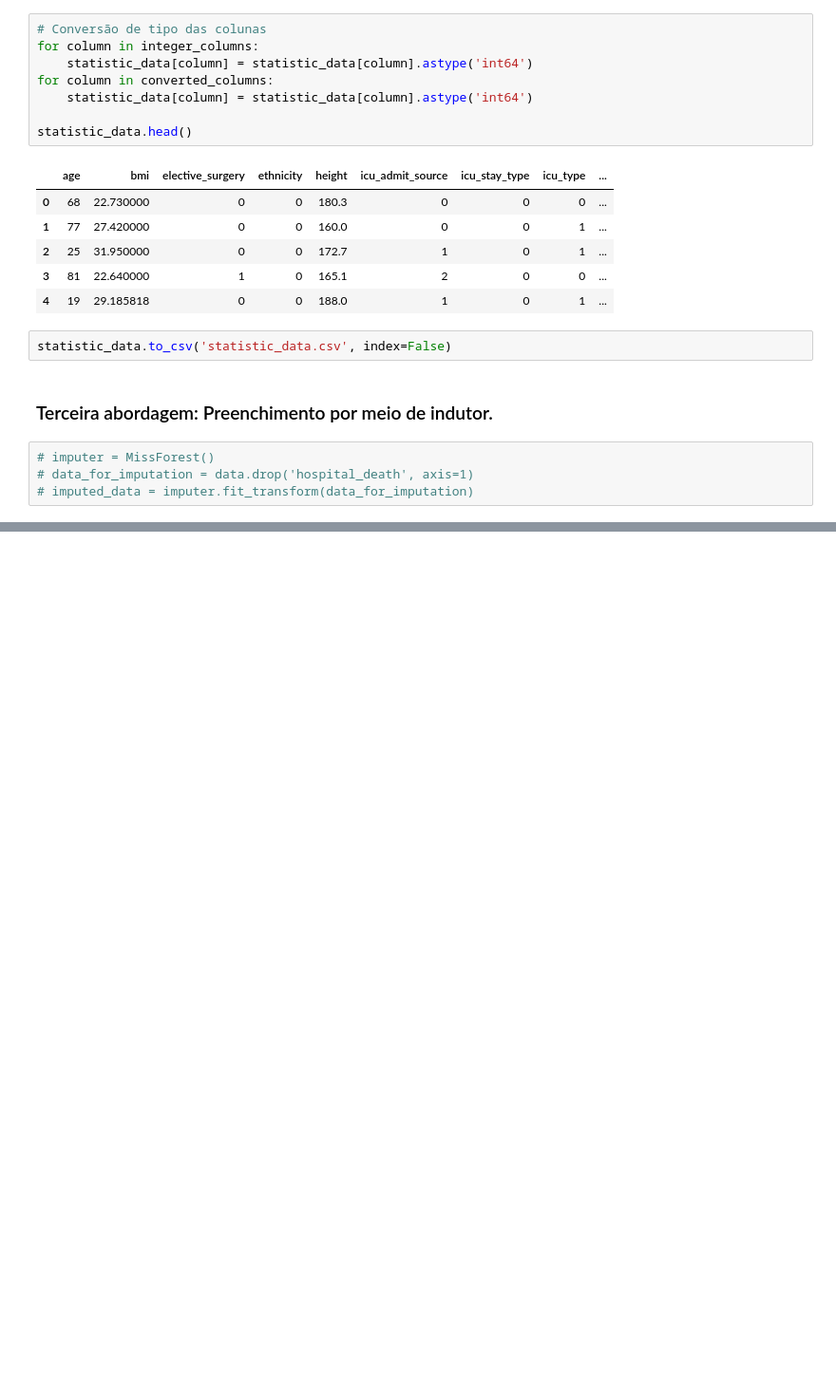
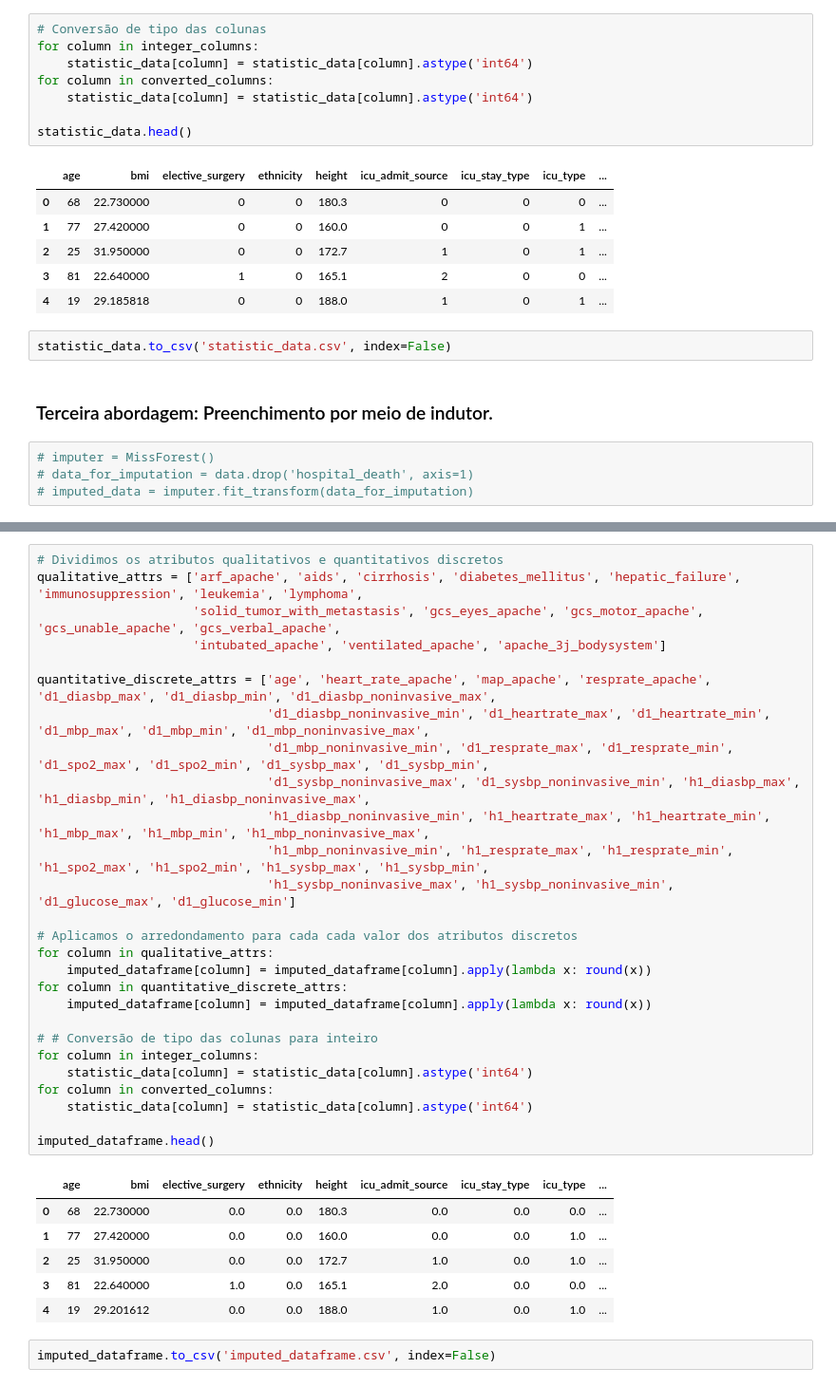
Before and after one commit to TheDramaturgy/ArtificialInteligence, a Jupyter notebook: TrabalhoRedesNeurais/02_analise.ipynb, the cells around one changed output, grey strips where cells are left out. Shown at 95% size. Saved outputs shown, nothing was run; the diff lists cells and outputs as text; blank space fills up the shorter version.

```diff
--- a/TrabalhoRedesNeurais/02_analise.ipynb
+++ b/TrabalhoRedesNeurais/02_analise.ipynb
@@ -674,0 +703,36 @@ dtype: int64
+# %%
+# Dividimos os atributos qualitativos e quantitativos discretos
+qualitative_attrs = ['arf_apache', 'aids', 'cirrhosis', 'diabetes_mellitus', 'hepatic_failure', 'immunosuppression', 'leukemia', 'lymphoma',
+                     'solid_tumor_with_metastasis', 'gcs_eyes_apache', 'gcs_motor_apache', 'gcs_unable_apache', 'gcs_verbal_apache',
+                     'intubated_apache', 'ventilated_apache', 'apache_3j_bodysystem']
+
+quantitative_discrete_attrs = ['age', 'heart_rate_apache', 'map_apache', 'resprate_apache', 'd1_diasbp_max', 'd1_diasbp_min', 'd1_diasbp_noninvasive_max',
+                               'd1_diasbp_noninvasive_min', 'd1_heartrate_max', 'd1_heartrate_min', 'd1_mbp_max', 'd1_mbp_min', 'd1_mbp_noninvasive_max',
+                               'd1_mbp_noninvasive_min', 'd1_resprate_max', 'd1_resprate_min', 'd1_spo2_max', 'd1_spo2_min', 'd1_sysbp_max', 'd1_sysbp_min',
+                               'd1_sysbp_noninvasive_max', 'd1_sysbp_noninvasive_min', 'h1_diasbp_max', 'h1_diasbp_min', 'h1_diasbp_noninvasive_max',
+                               'h1_diasbp_noninvasive_min', 'h1_heartrate_max', 'h1_heartrate_min', 'h1_mbp_max', 'h1_mbp_min', 'h1_mbp_noninvasive_max',
+                               'h1_mbp_noninvasive_min', 'h1_resprate_max', 'h1_resprate_min', 'h1_spo2_max', 'h1_spo2_min', 'h1_sysbp_max', 'h1_sysbp_min',
+                               'h1_sysbp_noninvasive_max', 'h1_sysbp_noninvasive_min', 'd1_glucose_max', 'd1_glucose_min']
+
+# Aplicamos o arredondamento para cada cada valor dos atributos discretos
+for column in qualitative_attrs:
+    imputed_dataframe[column] = imputed_dataframe[column].apply(lambda x: round(x))
+for column in quantitative_discrete_attrs:
+    imputed_dataframe[column] = imputed_dataframe[column].apply(lambda x: round(x))
+
+# # Conversão de tipo das colunas para inteiro
+for column in integer_columns:
+    statistic_data[column] = statistic_data[column].astype('int64')
+for column in converted_columns:
+    statistic_data[column] = statistic_data[column].astype('int64')
+
+imputed_dataframe.head()
+# %% [output]
+|  | age | bmi | elective_surgery | ethnicity | height | icu_admit_source | icu_stay_type | icu_type | ... |
+| 0 | 68 | 22.730000 | 0.0 | 0.0 | 180.3 | 0.0 | 0.0 | 0.0 | ... |
+| 1 | 77 | 27.420000 | 0.0 | 0.0 | 160.0 | 0.0 | 0.0 | 1.0 | ... |
+| 2 | 25 | 31.950000 | 0.0 | 0.0 | 172.7 | 1.0 | 0.0 | 1.0 | ... |
+| 3 | 81 | 22.640000 | 1.0 | 0.0 | 165.1 | 2.0 | 0.0 | 0.0 | ... |
+| 4 | 19 | 29.201612 | 0.0 | 0.0 | 188.0 | 1.0 | 0.0 | 1.0 | ... |
+# %%
+imputed_dataframe.to_csv('imputed_dataframe.csv', index=False)
```
Also changed, not shown: parts of 4 cells of this notebook, 1 other file.
